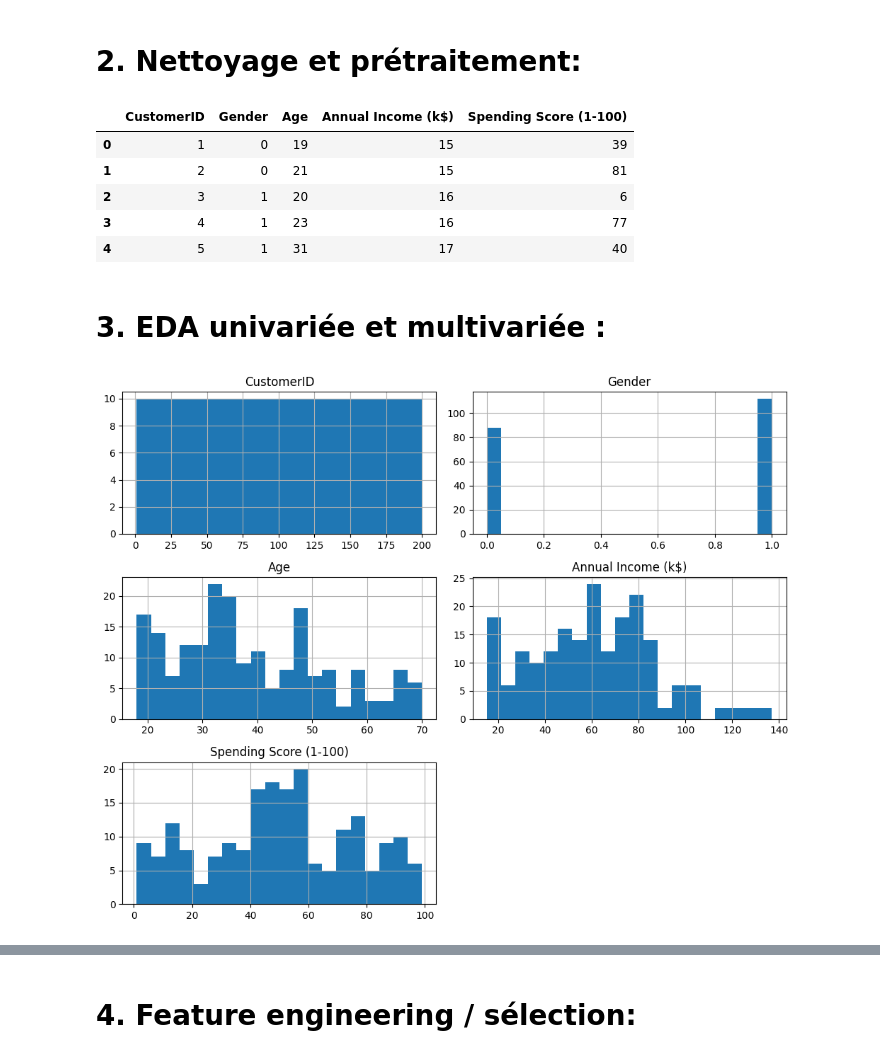
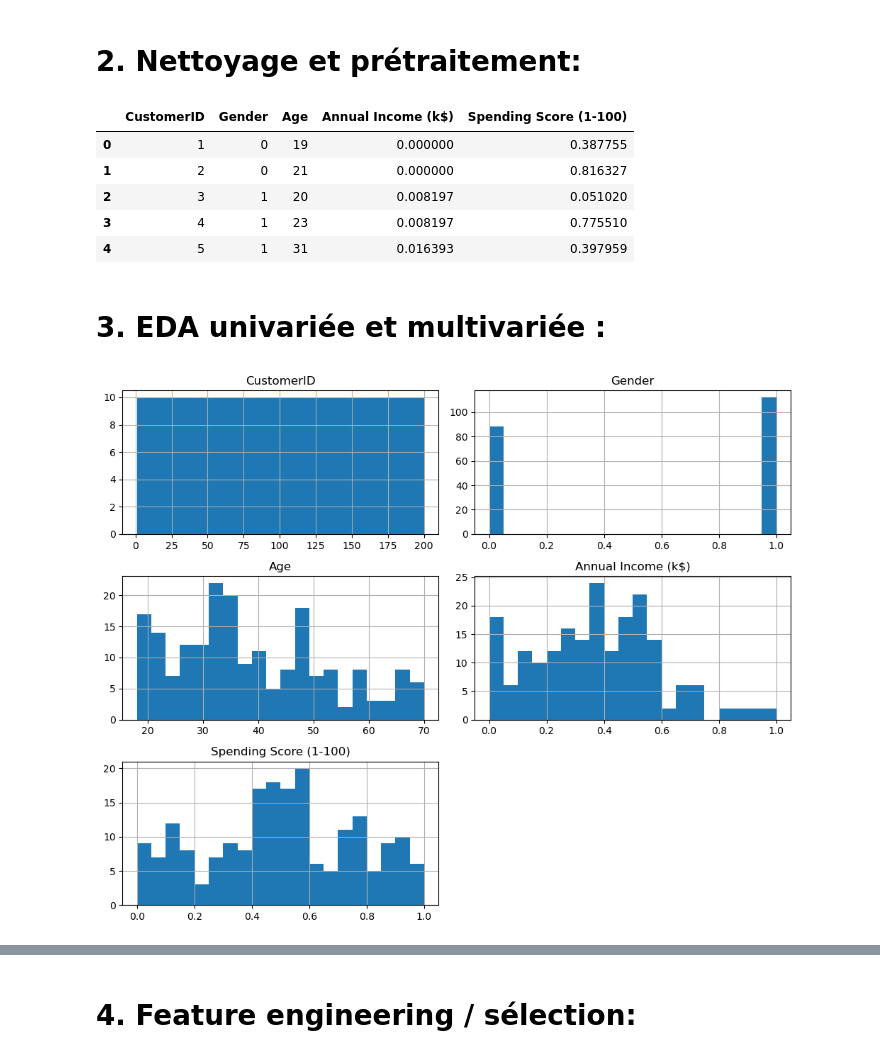
Before and after one commit to fitahiana-dev/KFT, a Jupyter notebook: notebooks/A_Clustering.ipynb, the cells around one changed output, grey strips where cells are left out. Cells and saved outputs as stored; diff of their text form; code cells hidden in the pictures.

```diff
--- a/notebooks/A_Clustering.ipynb
+++ b/notebooks/A_Clustering.ipynb
@@ -31,25 +32,25 @@ dataset.head()
 # %%
 # Nettoyage et prétraitement
 ##  Gender : Supprimer les NaN
 dataset['Gender'].dropna(inplace=True)
 ##  TODO Age: Superieure à 18
 dataset['Age']=dataset['Age'].fillna(18)
-## TODO Annual Income: Positifs
-
-## TODO Spending Score: Entre 1-100
+## Normalisation de Annual Income: Positifs et Spending Score: Entre 1-100
+scaler = MinMaxScaler()
+dataset[['Annual Income (k$)', 'Spending Score (1-100)']] = scaler.fit_transform(dataset[['Annual Income (k$)', 'Spending Score (1-100)']])
 
 ## Remplacer:
 ##   Male   par 0
 ##   Female par 1
 dataset['Gender']=dataset['Gender'].replace({"Male":0,"Female":1})
 dataset.head()
 # %% [output]
 |  | CustomerID | Gender | Age | Annual Income (k$) | Spending Score (1-100) |
-| 0 | 1 | 0 | 19 | 15 | 39 |
-| 1 | 2 | 0 | 21 | 15 | 81 |
-| 2 | 3 | 1 | 20 | 16 | 6 |
-| 3 | 4 | 1 | 23 | 16 | 77 |
-| 4 | 5 | 1 | 31 | 17 | 40 |
+| 0 | 1 | 0 | 19 | 0.000000 | 0.387755 |
+| 1 | 2 | 0 | 21 | 0.000000 | 0.816327 |
+| 2 | 3 | 1 | 20 | 0.008197 | 0.051020 |
+| 3 | 4 | 1 | 23 | 0.008197 | 0.775510 |
+| 4 | 5 | 1 | 31 | 0.016393 | 0.397959 |
 # %% [markdown]
 # 3. EDA univariée et multivariée :
 # %%
@@ -58,6 +59,6 @@ dataset.hist(figsize=(10, 8), bins=20)
 plt.tight_layout()
 plt.show()
 # %% [output]
-[figure, old version]
+[figure, new version]
 # %%
 # BoxLayout de Chaque Variables
```
Also changed, not shown: parts of 9 cells of this notebook.
